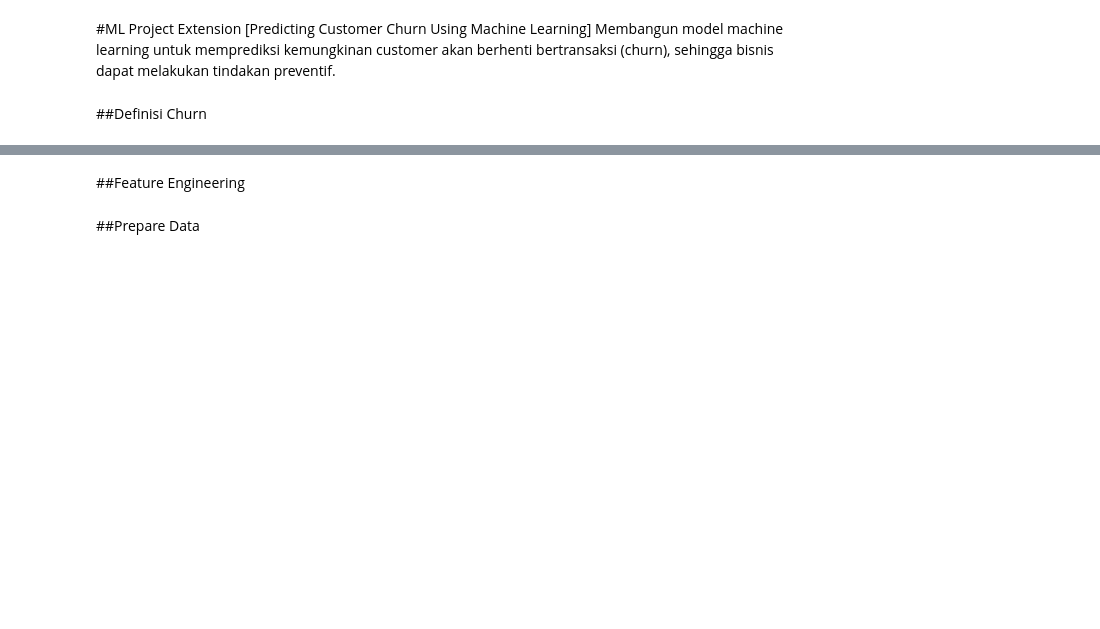
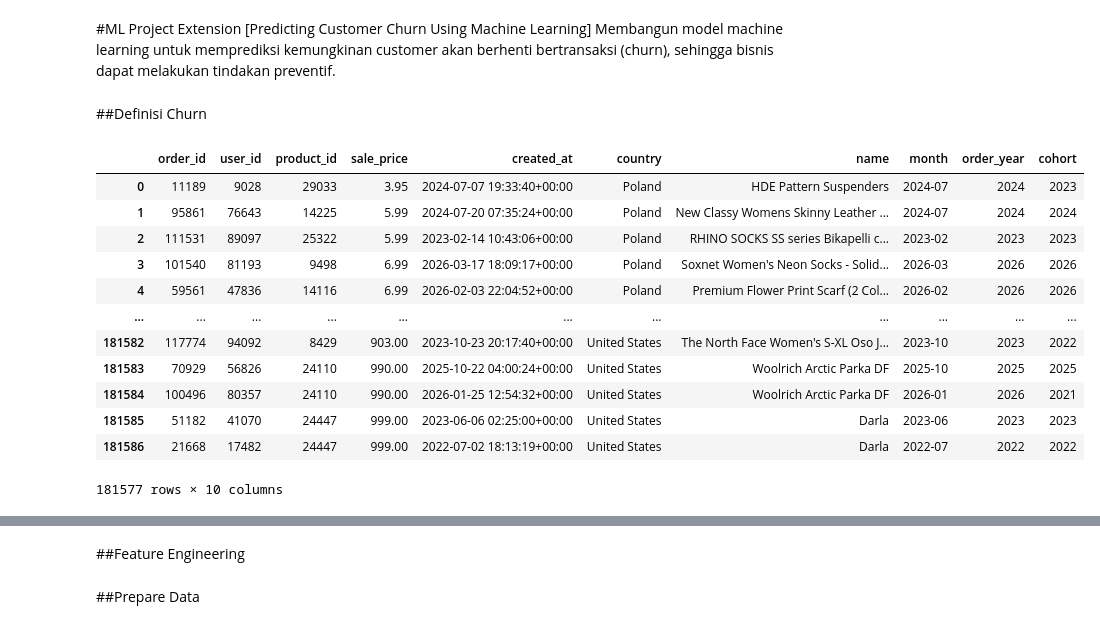
Before and after one commit to kurniarahmi/Sales-Revenue-Analysis, a Jupyter notebook: python/Sales_&_Revenue_Analysis.ipynb, the cells around one changed output, grey strips where cells are left out. Cells and saved outputs as stored; diff of their text form; code cells hidden in the pictures; blank space fills up the shorter version.

```diff
--- a/python/Sales_&_Revenue_Analysis.ipynb
+++ b/python/Sales_&_Revenue_Analysis.ipynb
@@ -368,6 +536,22 @@ print(mean_frequency_by_status)
 Membangun model machine learning untuk memprediksi kemungkinan customer akan berhenti bertransaksi (churn), sehingga bisnis dapat melakukan tindakan preventif.
 # %% [markdown]
 ##Definisi Churn
+# %%
+df
+# %% [output]
+|  | order_id | user_id | product_id | sale_price | created_at | country | name | month | order_year | cohort |
+| 0 | 11189 | 9028 | 29033 | 3.95 | 2024-07-07 19:33:40+00:00 | Poland | HDE Pattern Suspenders | 2024-07 | 2024 | 2023 |
+| 1 | 95861 | 76643 | 14225 | 5.99 | 2024-07-20 07:35:24+00:00 | Poland | New Classy Womens Skinny Leather ... | 2024-07 | 2024 | 2024 |
+| 2 | 111531 | 89097 | 25322 | 5.99 | 2023-02-14 10:43:06+00:00 | Poland | RHINO SOCKS SS series Bikapelli c... | 2023-02 | 2023 | 2023 |
+| 3 | 101540 | 81193 | 9498 | 6.99 | 2026-03-17 18:09:17+00:00 | Poland | Soxnet Women's Neon Socks - Solid... | 2026-03 | 2026 | 2026 |
+| 4 | 59561 | 47836 | 14116 | 6.99 | 2026-02-03 22:04:52+00:00 | Poland | Premium Flower Print Scarf (2 Col... | 2026-02 | 2026 | 2026 |
+| ... | ... | ... | ... | ... | ... | ... | ... | ... | ... | ... |
+| 181582 | 117774 | 94092 | 8429 | 903.00 | 2023-10-23 20:17:40+00:00 | United States | The North Face Women's S-XL Oso J... | 2023-10 | 2023 | 2022 |
+| 181583 | 70929 | 56826 | 24110 | 990.00 | 2025-10-22 04:00:24+00:00 | United States | Woolrich Arctic Parka DF | 2025-10 | 2025 | 2025 |
+| 181584 | 100496 | 80357 | 24110 | 990.00 | 2026-01-25 12:54:32+00:00 | United States | Woolrich Arctic Parka DF | 2026-01 | 2026 | 2021 |
+| 181585 | 51182 | 41070 | 24447 | 999.00 | 2023-06-06 02:25:00+00:00 | United States | Darla | 2023-06 | 2023 | 2023 |
+| 181586 | 21668 | 17482 | 24447 | 999.00 | 2022-07-02 18:13:19+00:00 | United States | Darla | 2022-07 | 2022 | 2022 |
+181577 rows × 10 columns
 # %%
 df['last_purchase'] = df.groupby('user_id')['created_at'].transform('max')
 
```
Also changed, not shown: parts of 23 cells of this notebook.
